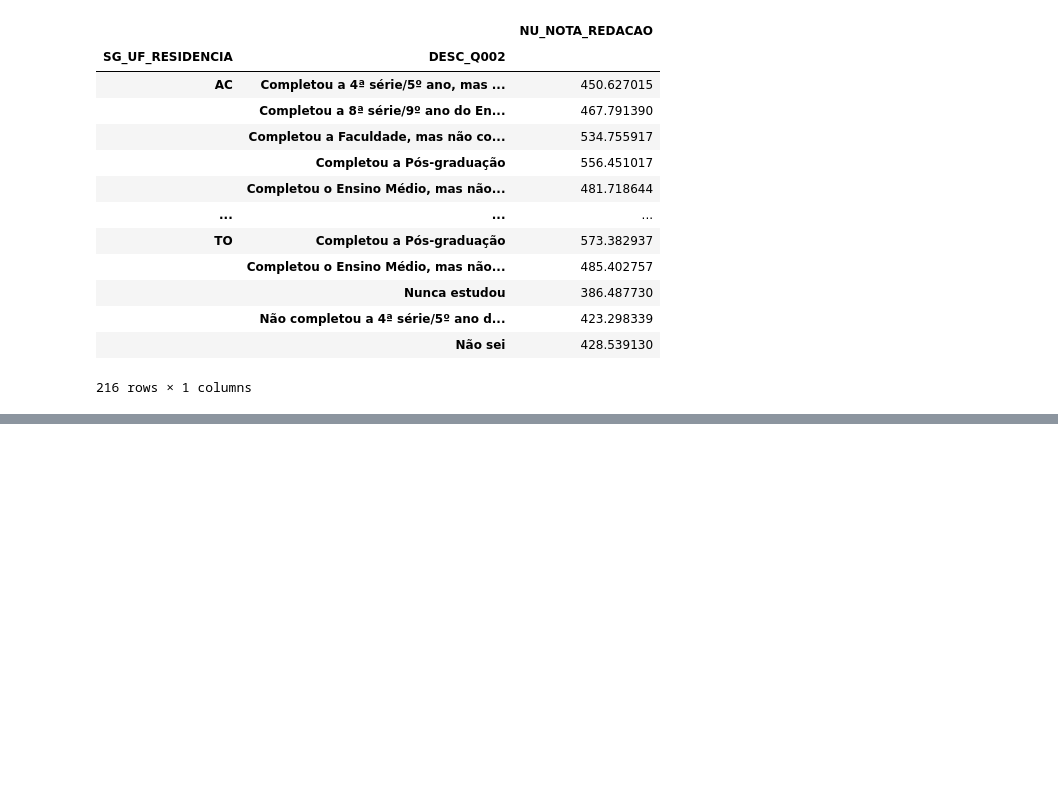
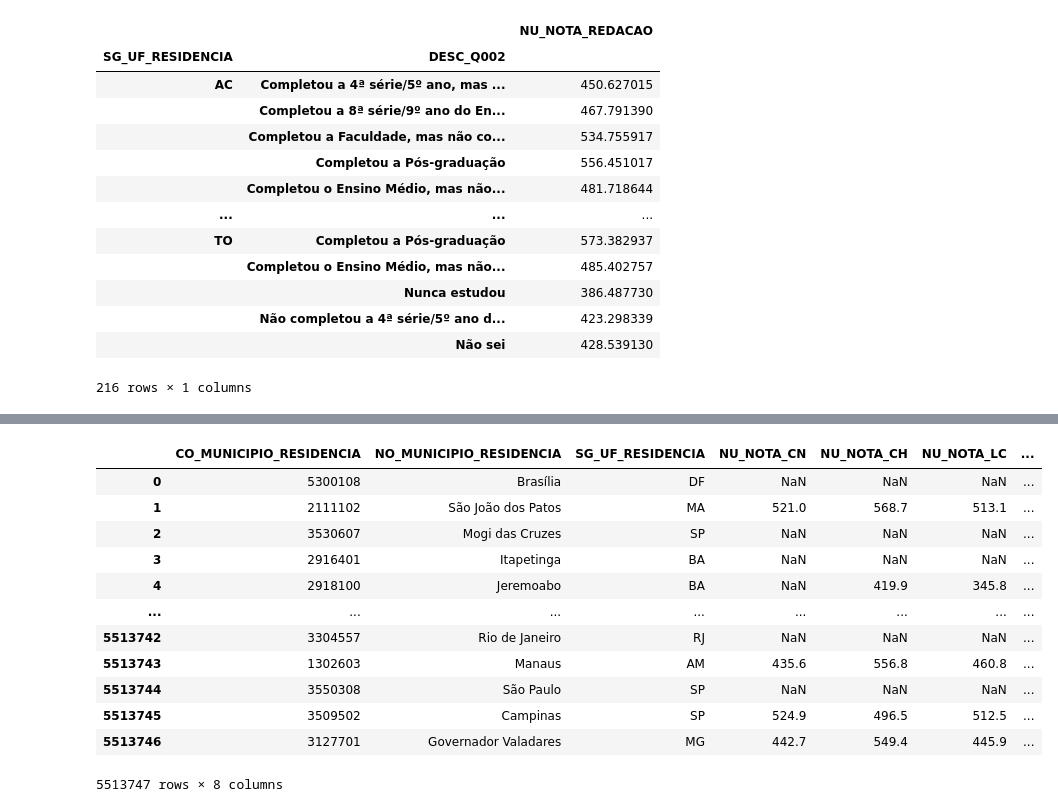
Before and after one commit to maitevitoria/analise-dadosenem, a Jupyter notebook: analise2018.ipynb, the cells around one changed output, grey strips where cells are left out. Cells and saved outputs as stored; diff of their text form; code cells hidden in the pictures; blank space fills up the shorter version.

```diff
--- a/analise2018.ipynb
+++ b/analise2018.ipynb
@@ -427,0 +445,16 @@ enem_social.filter(items=['NU_NOTA_REDACAO', 'SG_UF_RESIDENCIA','DESC_Q002'])\
+# %%
+novo_df
+# %% [output]
+|  | CO_MUNICIPIO_RESIDENCIA | NO_MUNICIPIO_RESIDENCIA | SG_UF_RESIDENCIA | NU_NOTA_CN | NU_NOTA_CH | NU_NOTA_LC | ... |
+| 0 | 5300108 | Brasília | DF | NaN | NaN | NaN | ... |
+| 1 | 2111102 | São João dos Patos | MA | 521.0 | 568.7 | 513.1 | ... |
+| 2 | 3530607 | Mogi das Cruzes | SP | NaN | NaN | NaN | ... |
+| 3 | 2916401 | Itapetinga | BA | NaN | NaN | NaN | ... |
+| 4 | 2918100 | Jeremoabo | BA | NaN | 419.9 | 345.8 | ... |
+| ... | ... | ... | ... | ... | ... | ... | ... |
+| 5513742 | 3304557 | Rio de Janeiro | RJ | NaN | NaN | NaN | ... |
+| 5513743 | 1302603 | Manaus | AM | 435.6 | 556.8 | 460.8 | ... |
+| 5513744 | 3550308 | São Paulo | SP | NaN | NaN | NaN | ... |
+| 5513745 | 3509502 | Campinas | SP | 524.9 | 496.5 | 512.5 | ... |
+| 5513746 | 3127701 | Governador Valadares | MG | 442.7 | 549.4 | 445.9 | ... |
+5513747 rows × 8 columns
```
Also changed, not shown: parts of 5 cells of this notebook, 5 other files.
